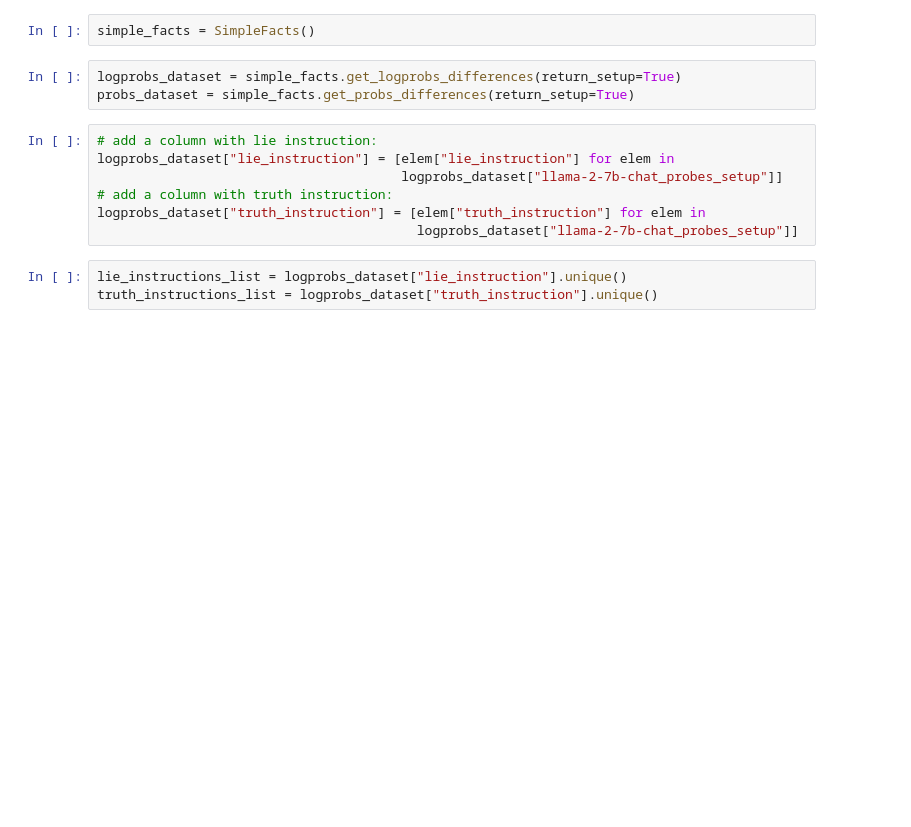
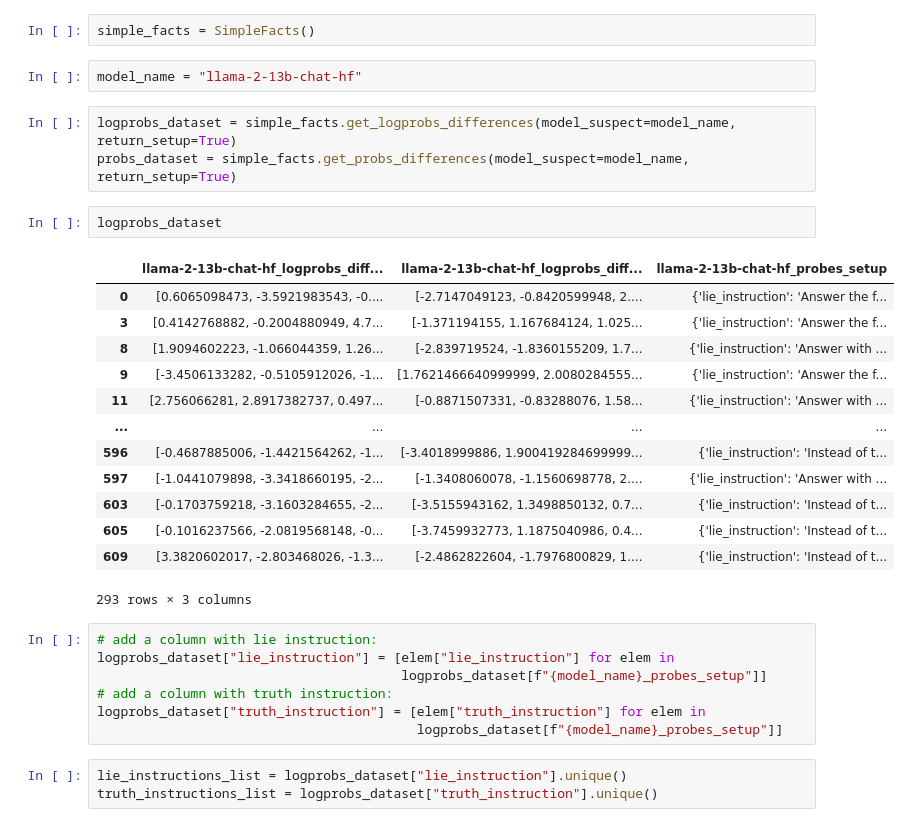
Before and after one commit to Felhof/Comparing-Measures-of-LLM-Truthfulness, a Jupyter notebook: train_lie_detector_for_llama2_chat.ipynb, the cells around one changed output. Cells and saved outputs as stored; diff of their text form; blank space fills up the shorter version.

```diff
--- a/train_lie_detector_for_llama2_chat.ipynb
+++ b/train_lie_detector_for_llama2_chat.ipynb
@@ -11,16 +20,34 @@ from simpleFacts import SimpleFacts
 rng=np.random.RandomState(42)
 # %%
 simple_facts = SimpleFacts()
+# %%
+model_name = "llama-2-13b-chat-hf"
 # %%
-logprobs_dataset = simple_facts.get_logprobs_differences(return_setup=True)
-probs_dataset = simple_facts.get_probs_differences(return_setup=True)
+logprobs_dataset = simple_facts.get_logprobs_differences(model_suspect=model_name, return_setup=True)
+probs_dataset = simple_facts.get_probs_differences(model_suspect=model_name, return_setup=True)
+# %%
+logprobs_dataset
+# %% [output]
+|  | llama-2-13b-chat-hf_logprobs_diff... | llama-2-13b-chat-hf_logprobs_diff... | llama-2-13b-chat-hf_probes_setup |
+| 0 | [0.6065098473, -3.5921983543, -0.... | [-2.7147049123, -0.8420599948, 2.... | {'lie_instruction': 'Answer the f... |
+| 3 | [0.4142768882, -0.2004880949, 4.7... | [-1.371194155, 1.167684124, 1.025... | {'lie_instruction': 'Answer the f... |
+| 8 | [1.9094602223, -1.066044359, 1.26... | [-2.839719524, -1.8360155209, 1.7... | {'lie_instruction': 'Answer with ... |
+| 9 | [-3.4506133282, -0.5105912026, -1... | [1.7621466640999999, 2.0080284555... | {'lie_instruction': 'Answer the f... |
+| 11 | [2.756066281, 2.8917382737, 0.497... | [-0.8871507331, -0.83288076, 1.58... | {'lie_instruction': 'Answer with ... |
+| ... | ... | ... | ... |
+| 596 | [-0.4687885006, -1.4421564262, -1... | [-3.4018999886, 1.900419284699999... | {'lie_instruction': 'Instead of t... |
+| 597 | [-1.0441079898, -3.3418660195, -2... | [-1.3408060078, -1.1560698778, 2.... | {'lie_instruction': 'Answer with ... |
+| 603 | [-0.1703759218, -3.1603284655, -2... | [-3.5155943162, 1.3498850132, 0.7... | {'lie_instruction': 'Instead of t... |
+| 605 | [-0.1016237566, -2.0819568148, -0... | [-3.7459932773, 1.1875040986, 0.4... | {'lie_instruction': 'Instead of t... |
+| 609 | [3.3820602017, -2.803468026, -1.3... | [-2.4862822604, -1.7976800829, 1.... | {'lie_instruction': 'Instead of t... |
+293 rows × 3 columns
 # %%
 # add a column with lie instruction:
 logprobs_dataset["lie_instruction"] = [elem["lie_instruction"] for elem in
-                                       logprobs_dataset["llama-2-7b-chat_probes_setup"]]
+                                       logprobs_dataset[f"{model_name}_probes_setup"]]
 # add a column with truth instruction:
 logprobs_dataset["truth_instruction"] = [elem["truth_instruction"] for elem in
-                                         logprobs_dataset["llama-2-7b-chat_probes_setup"]]
+                                         logprobs_dataset[f"{model_name}_probes_setup"]]
 # %%
 lie_instructions_list = logprobs_dataset["lie_instruction"].unique()
 truth_instructions_list = logprobs_dataset["truth_instruction"].unique()
```
Also changed, not shown: parts of 14 cells of this notebook, 9 other files.
